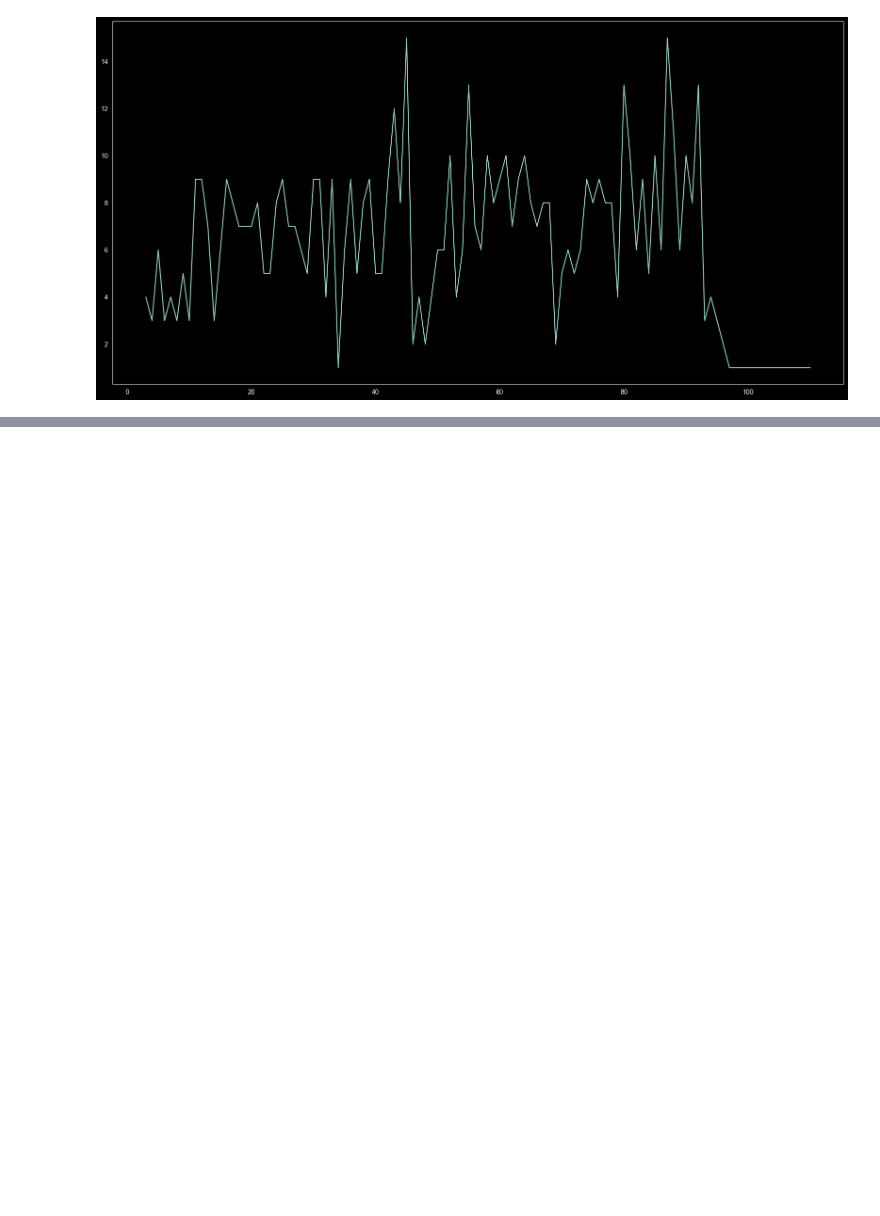
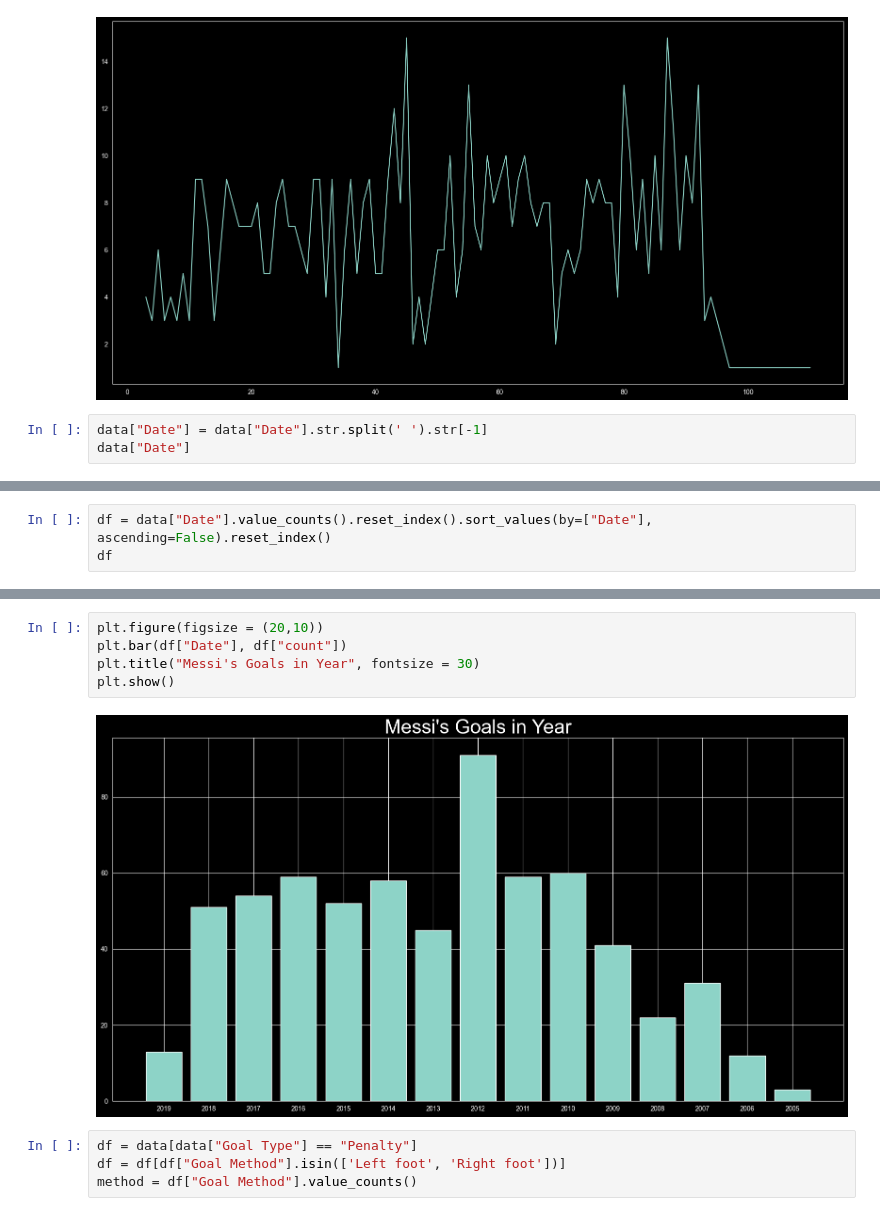
Before and after one commit to Mahdiyar-Tagharobi/PythonCourse, a Jupyter notebook: Assignment_40/Messi_data_analysis/Messi_data_analysis.ipynb, the cells around one changed output, grey strips where cells are left out. Cells and saved outputs as stored; diff of their text form; blank space fills up the shorter version.

```diff
--- a/Assignment_40/Messi_data_analysis/Messi_data_analysis.ipynb
+++ b/Assignment_40/Messi_data_analysis/Messi_data_analysis.ipynb
@@ -73,3 +73,6 @@ plt.grid()
 plt.show()
 # %% [output]
 [figure]
+# %%
+data["Date"] = data["Date"].str.split(' ').str[-1]
+data["Date"]
@@ -75,0 +92,3 @@ plt.show()
+# %%
+df = data["Date"].value_counts().reset_index().sort_values(by=["Date"], ascending=False).reset_index()
+df
@@ -75,0 +112,11 @@ plt.show()
+# %%
+plt.figure(figsize = (20,10))
+plt.bar(df["Date"], df["count"])
+plt.title("Messi's Goals in Year", fontsize = 30)
+plt.show()
+# %% [output]
+[figure, added]
+# %%
+df = data[data["Goal Type"] == "Penalty"]
+df = df[df["Goal Method"].isin(['Left foot', 'Right foot'])]
+method = df["Goal Method"].value_counts()
```
Also changed, not shown: parts of 4 cells of this notebook.
